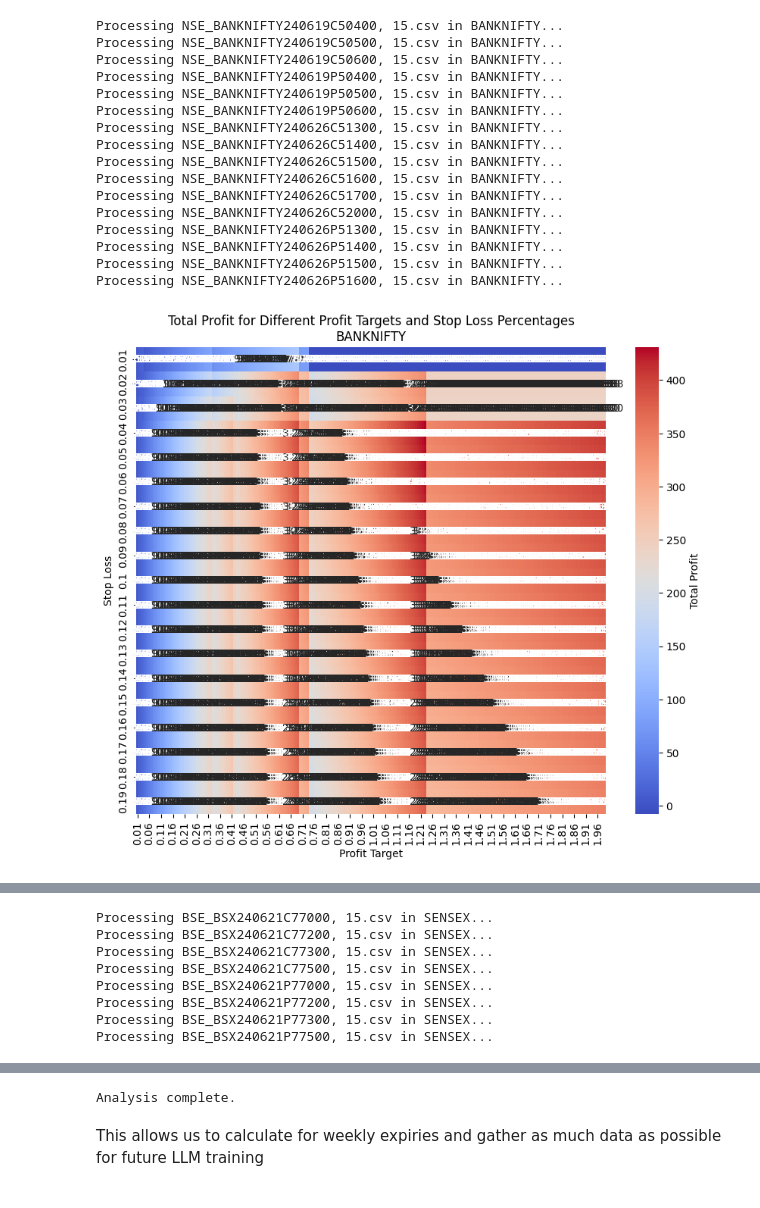
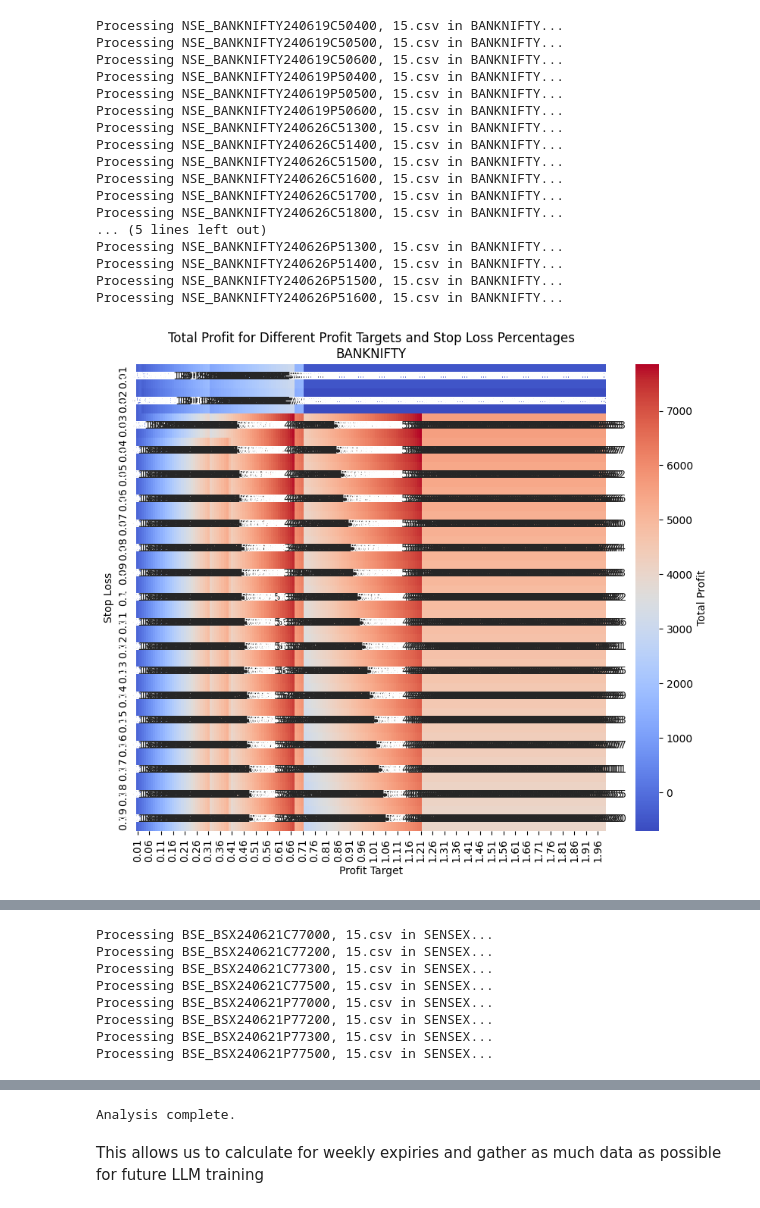
Before and after one commit to MinorLeopard/OptionChartAnalysis, a Jupyter notebook: AutomatedDayTradesExpiryWeekAnalaysis.ipynb, the cells around one changed output, grey strips where cells are left out. Saved outputs shown, nothing was run; the diff lists cells and outputs as text; code cells hidden in the pictures.

```diff
--- a/AutomatedDayTradesExpiryWeekAnalaysis.ipynb
+++ b/AutomatedDayTradesExpiryWeekAnalaysis.ipynb
@@ -14,12 +16,23 @@ def filter_signals(data):
     buy_signals = data[(data['Original Buy Signal'] == True) & (data['Short Signal'] == False)]
     return buy_signals
 
-# Function to simulate day trades
-def simulate_day_trades(buy_signals, minute_data, profit_target=0.02, stop_loss=0.01, min_stop_loss=0.005):
+# Function to calculate charges
+def calculate_charges(entry_price, exit_price, quantity):
+    brokerage = 40  # total brokerage for one complete buy and sell
+    stt_ctt = 0.00125 * exit_price * quantity
+    transaction_charges = 0.000495 * (entry_price + exit_price) * quantity
+    gst = 0.18 * (brokerage + transaction_charges)
+    sebi_charges = 10 / 10**7 * (entry_price + exit_price) * quantity
+    stamp_charges = 0.00003 * entry_price * quantity
+    total_charges = brokerage + stt_ctt + transaction_charges + gst + sebi_charges + stamp_charges
+    return total_charges
+
+# Function to simulate day trades with error margin
+def simulate_day_trades(buy_signals, minute_data, symbol, profit_target=0.02, stop_loss=0.01, min_stop_loss=0.005, error_margin=0.01):
     results = []
 
     for index, buy_signal in buy_signals.iterrows():
-        entry_price = buy_signal['close']
+        entry_price = buy_signal['close'] * (1 + error_margin)  # Adjust entry price with error margin
         entry_time = buy_signal['time'] + 900  # Add 15 minutes to the buy signal time to get the entry time
         profit_price = entry_price * (1 + profit_target)
         stop_price = entry_price * (1 - max(stop_loss, min_stop_loss))  # Ensure stop loss is at least min_stop_loss
@@ -30,6 +43,8 @@ def simulate_day_trades(buy_signals, minute_data, profit_target=0.02, stop_loss=
             'entry_price': entry_price,
             'exit_time': None,
             'exit_price': None,
+            'charges':None,
+            'profit_before_charges': None,
             'profit': None
         }
 
@@ -42,40 +57,47 @@ def simulate_day_trades(buy_signals, minute_data, profit_target=0.02, stop_loss=
             if row['high'] >= profit_price:
                 trade_result['exit_time'] = row['time']
                 trade_result['exit_price'] = profit_price
-                trade_result['profit'] = profit_price - entry_price
                 break
             if row['low'] <= stop_price:
                 trade_result['exit_time'] = row['time']
                 trade_result['exit_price'] = stop_price
-                trade_result['profit'] = stop_price - entry_price
                 break
         else:
-
             # If no target or stop loss hit, exit at the last price of the day
             if not subsequent_data.empty:
                 last_row = subsequent_data.iloc[-1]
                 trade_result['exit_time'] = last_row['time']
                 trade_result['exit_price'] = last_row['close']
-                trade_result['profit'] = last_row['close'] - entry_price
 
+        if trade_result['exit_price'] is not None:
+
+            quantity = 25 if 'NIFTY' in symbol else 15 if 'BANKNIFTY' in symbol else 40 if 'FINNIFTY' in symbol else 10
+            gross_profit = (trade_result['exit_price'] - trade_result['entry_price']) * quantity
+            charges = calculate_charges(trade_result['entry_price'], trade_result['exit_price'], quantity)
+            net_profit = gross_profit - charges
+            trade_result['charges'] = charges
+            trade_result['profit_before_charges'] = gross_profit
+            trade_result['profit'] = net_profit
 
         results.append(trade_result)
 
     return pd.DataFrame(results).dropna(subset=['entry_price'])
 
 # Function to analyze profit and stop loss percentages
-def analyze_profit_and_stop_loss(buy_signals, minute_data, profit_percentages, stop_loss_percentages, min_stop_loss=0.005):
+def analyze_profit_and_stop_loss(buy_signals, minute_data, profit_percentages, stop_loss_percentages, min_stop_loss=0.005, error_margin=0.01):
     analysis_results = []
     finalresults = []
     for profit_target in profit_percentages:
         for stop_loss in stop_loss_percentages:
-            trade_results = simulate_day_trades(buy_signals, minute_data, profit_target, stop_loss, min_stop_loss)
+            trade_results = simulate_day_trades(buy_signals, minute_data, folder_name, profit_target, stop_loss, min_stop_loss, error_margin)
             total_profit = trade_results['profit'].sum()
-            analysis_results.append((profit_target, stop_loss, total_profit))
+            charges=trade_results['charges'].sum()
+            profit_before_charges=trade_results['profit_before_charges'].sum()
+            analysis_results.append((profit_target, stop_loss,charges,profit_before_charges, total_profit))
             finalresults.append(trade_results)
     # Combine all trade results into a single DataFrame
     combined_trade_results = pd.concat(finalresults, ignore_index=True)
-    return pd.DataFrame(analysis_results, columns=['Profit Target', 'Stop Loss', 'Total Profit']), combined_trade_results
+    return pd.DataFrame(analysis_results, columns=['Profit Target', 'Stop Loss','Charges','Profit Before Charges', 'Total Profit']), combined_trade_results
 
 # Define profit percentages and stop loss percentages to analyze
 profit_percentages = [i/100 for i in range(1, 200)]
@@ -84,7 +106,6 @@ stop_loss_percentages = [i/100 for i in range(1, 20)]
 # Directories containing the data
 directories = ['June 2024/NIFTY', 'June 2024/BANKNIFTY', 'June 2024/FINNIFTY', 'June 2024/SENSEX']  # Change the directories as needed
 # Create the output directory if it doesn't exist
-
 
 # Function to check if the date is within the week of expiration
 def is_within_expiry_week(expiry_date, timestamp, folder_name, days_before_expiry=5):
@@ -168,6 +189,7 @@ for directory in directories:
     best_combination = combined_pnl_results.loc[combined_pnl_results['Total Profit'].idxmax()]
 
     # Save the best combination
+        # Save the best combination
     best_combination_df = pd.DataFrame([best_combination])
     best_combination_df.to_csv(f'Outputs/DayTrade/ExpiryWeek/{folder_name}_best_combination.csv', index=False)
 
@@ -223,17 +245,18 @@ No buy signals found within expiry week for NSE_NIFTY240704C23700, 15.csv. Skipp
 Processing NSE_BANKNIFTY240619C50400, 15.csv in BANKNIFTY...
 Processing NSE_BANKNIFTY240619C50500, 15.csv in BANKNIFTY...
 Processing NSE_BANKNIFTY240619C50600, 15.csv in BANKNIFTY...
 Processing NSE_BANKNIFTY240619P50400, 15.csv in BANKNIFTY...
 Processing NSE_BANKNIFTY240619P50500, 15.csv in BANKNIFTY...
 Processing NSE_BANKNIFTY240619P50600, 15.csv in BANKNIFTY...
 Processing NSE_BANKNIFTY240626C51300, 15.csv in BANKNIFTY...
 Processing NSE_BANKNIFTY240626C51400, 15.csv in BANKNIFTY...
 Processing NSE_BANKNIFTY240626C51500, 15.csv in BANKNIFTY...
 Processing NSE_BANKNIFTY240626C51600, 15.csv in BANKNIFTY...
 Processing NSE_BANKNIFTY240626C51700, 15.csv in BANKNIFTY...
-Processing NSE_BANKNIFTY240626C52000, 15.csv in BANKNIFTY...
+Processing NSE_BANKNIFTY240626C51800, 15.csv in BANKNIFTY...
+... (5 lines left out)
 Processing NSE_BANKNIFTY240626P51300, 15.csv in BANKNIFTY...
 Processing NSE_BANKNIFTY240626P51400, 15.csv in BANKNIFTY...
 Processing NSE_BANKNIFTY240626P51500, 15.csv in BANKNIFTY...
 Processing NSE_BANKNIFTY240626P51600, 15.csv in BANKNIFTY...
-[figure, old version]
+[figure, new version]
```
Also changed, not shown: parts of 2 cells of this notebook, 2 other files.
